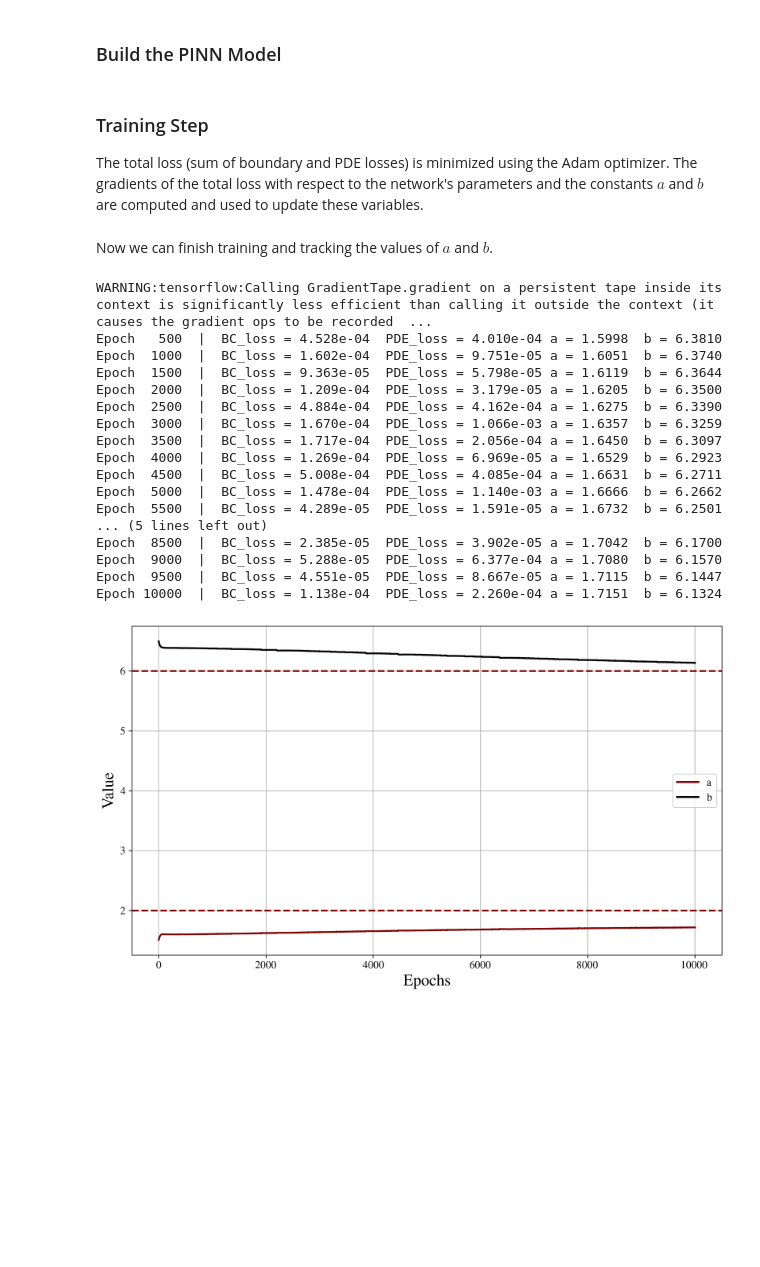
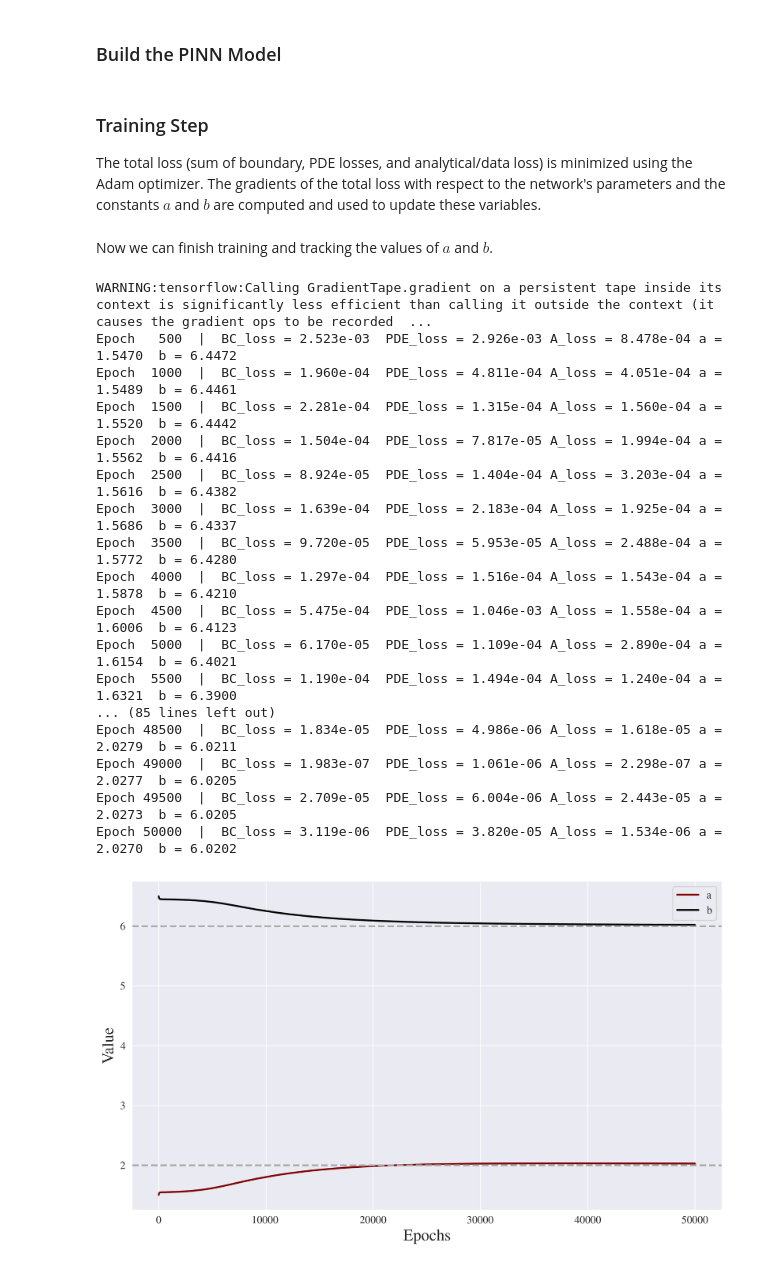
Before and after one commit to gabemorris12/machine_learning, a Jupyter notebook: Homework 6/Machine Learning Homework 6.ipynb, the cells around one changed output. Saved outputs shown, nothing was run; the diff lists cells and outputs as text; code cells hidden in the pictures; blank space fills up the shorter version.

```diff
--- a/Homework 6/Machine Learning Homework 6.ipynb
+++ b/Homework 6/Machine Learning Homework 6.ipynb
@@ -102,12 +102,13 @@ a = tf.Variable(1.5, dtype=tf.float32, name='a')
 b = tf.Variable(6.5, dtype=tf.float32, name='b')
 
 # Define the optimizer
-optimizer = Adam(learning_rate=0.005)
+optimizer = Adam(learning_rate=0.001)
 # %% [markdown]
 ### Training Step
-The total loss (sum of boundary and PDE losses) is minimized using the Adam optimizer. The gradients of the total loss with respect to the network's parameters and the constants $a$ and $b$ are computed and used to update these variables.
+The total loss (sum of boundary, PDE losses, and analytical/data loss) is minimized using the Adam optimizer. The gradients of the total loss with respect to the network's parameters and the constants $a$ and $b$ are computed and used to update these variables.
 # %%
 pde_loss_weight = 1  # weight to emphasize PDE constraint
+analytic_loss_weight = 1  # weight to emphasize the analytic solution
 
 @tf.function
 def train_step(X_bc_, u_bc_, X_pde_):
@@ -116,7 +117,7 @@ def train_step(X_bc_, u_bc_, X_pde_):
         u_pred_bc = model(X_bc_, training=True)
         bc_loss_ = tf.reduce_mean((u_bc_ - u_pred_bc)**2)
 
-        # PDE loss (as before) …
+        # PDE loss
         with tf.GradientTape(persistent=True) as tape2:
             tape2.watch(X_pde_)
             u_pred_pde = model(X_pde_, training=True)
@@ -133,56 +134,60 @@ def train_step(X_bc_, u_bc_, X_pde_):
         PDE_resid = u_xx + u_yy - rhs
         pde_loss_ = tf.reduce_mean(PDE_resid**2)
 
-        total_loss_ = bc_loss_ + pde_loss_weight*pde_loss_
+        # Analytic loss
+        u_analytic = tf.exp(-x_pde)*(x_pde + y_pde**3)
+        analytic_loss_ = tf.reduce_mean((u_analytic - u_pred_pde)**2)
+
+        total_loss_ = bc_loss_ + pde_loss_weight*pde_loss_ + analytic_loss_weight*analytic_loss_
 
     grads = tape.gradient(total_loss_, model.trainable_variables + [a, b])
     optimizer.apply_gradients(zip(grads, model.trainable_variables + [a, b]))
-    return bc_loss_, pde_loss_, total_loss_
+    return bc_loss_, pde_loss_, analytic_loss_, total_loss_
 # %% [markdown]
 Now we can finish training and tracking the values of $a$ and $b$.
 # %%
-epochs = 10_000
+epochs = 50_000
 a_history, b_history = [], []
 loss_history = []
 
 for epoch in range(1, epochs + 1):
     # Resample interior
     x_f = np.random.rand(N_f, 1)
     y_f = np.random.rand(N_f, 1)
     X_pde_tf = tf.convert_to_tensor(np.hstack([x_f, y_f]), dtype=tf.float32)
 
-    bc_loss, pde_loss, total_loss = train_step(X_bc_tf, u_bc_tf, X_pde_tf)
+    bc_loss, pde_loss, analytical_loss, total_loss = train_step(X_bc_tf, u_bc_tf, X_pde_tf)
     a_history.append(a.numpy())
     b_history.append(b.numpy())
 
     if epoch%500 == 0:
-        print(f"Epoch {epoch:5d}  |  BC_loss = {bc_loss:.3e}  PDE_loss = {pde_loss:.3e} a = {a.numpy():.4f}  b = {b.numpy():.4f}")
+        print(f"Epoch {epoch:5d}  |  BC_loss = {bc_loss:.3e}  PDE_loss = {pde_loss:.3e} A_loss = {analytical_loss:.3e} a = {a.numpy():.4f}  b = {b.numpy():.4f}")
 
 epoch_array = np.arange(1, epochs + 1)
 plt.plot(epoch_array, a_history, label='a')
 plt.plot(epoch_array, b_history, label='b')
 plt.axhline(y=2, ls='--', color='darkgrey')
 plt.axhline(y=6, ls='--', color='darkgrey')
 plt.xlabel('Epochs')
 plt.ylabel('Value')
 plt.legend()
 plt.show()
 # %% [output]
 WARNING:tensorflow:Calling GradientTape.gradient on a persistent tape inside its context is significantly less efficient than calling it outside the context (it causes the gradient ops to be recorded  ...
-Epoch   500  |  BC_loss = 4.528e-04  PDE_loss = 4.010e-04 a = 1.5998  b = 6.3810
-Epoch  1000  |  BC_loss = 1.602e-04  PDE_loss = 9.751e-05 a = 1.6051  b = 6.3740
-Epoch  1500  |  BC_loss = 9.363e-05  PDE_loss = 5.798e-05 a = 1.6119  b = 6.3644
-Epoch  2000  |  BC_loss = 1.209e-04  PDE_loss = 3.179e-05 a = 1.6205  b = 6.3500
-Epoch  2500  |  BC_loss = 4.884e-04  PDE_loss = 4.162e-04 a = 1.6275  b = 6.3390
-Epoch  3000  |  BC_loss = 1.670e-04  PDE_loss = 1.066e-03 a = 1.6357  b = 6.3259
-Epoch  3500  |  BC_loss = 1.717e-04  PDE_loss = 2.056e-04 a = 1.6450  b = 6.3097
-Epoch  4000  |  BC_loss = 1.269e-04  PDE_loss = 6.969e-05 a = 1.6529  b = 6.2923
-Epoch  4500  |  BC_loss = 5.008e-04  PDE_loss = 4.085e-04 a = 1.6631  b = 6.2711
-Epoch  5000  |  BC_loss = 1.478e-04  PDE_loss = 1.140e-03 a = 1.6666  b = 6.2662
-Epoch  5500  |  BC_loss = 4.289e-05  PDE_loss = 1.591e-05 a = 1.6732  b = 6.2501
-... (5 lines left out)
-Epoch  8500  |  BC_loss = 2.385e-05  PDE_loss = 3.902e-05 a = 1.7042  b = 6.1700
-Epoch  9000  |  BC_loss = 5.288e-05  PDE_loss = 6.377e-04 a = 1.7080  b = 6.1570
-Epoch  9500  |  BC_loss = 4.551e-05  PDE_loss = 8.667e-05 a = 1.7115  b = 6.1447
-Epoch 10000  |  BC_loss = 1.138e-04  PDE_loss = 2.260e-04 a = 1.7151  b = 6.1324
+Epoch   500  |  BC_loss = 2.523e-03  PDE_loss = 2.926e-03 A_loss = 8.478e-04 a = 1.5470  b = 6.4472
+Epoch  1000  |  BC_loss = 1.960e-04  PDE_loss = 4.811e-04 A_loss = 4.051e-04 a = 1.5489  b = 6.4461
+Epoch  1500  |  BC_loss = 2.281e-04  PDE_loss = 1.315e-04 A_loss = 1.560e-04 a = 1.5520  b = 6.4442
+Epoch  2000  |  BC_loss = 1.504e-04  PDE_loss = 7.817e-05 A_loss = 1.994e-04 a = 1.5562  b = 6.4416
+Epoch  2500  |  BC_loss = 8.924e-05  PDE_loss = 1.404e-04 A_loss = 3.203e-04 a = 1.5616  b = 6.4382
+Epoch  3000  |  BC_loss = 1.639e-04  PDE_loss = 2.183e-04 A_loss = 1.925e-04 a = 1.5686  b = 6.4337
+Epoch  3500  |  BC_loss = 9.720e-05  PDE_loss = 5.953e-05 A_loss = 2.488e-04 a = 1.5772  b = 6.4280
+Epoch  4000  |  BC_loss = 1.297e-04  PDE_loss = 1.516e-04 A_loss = 1.543e-04 a = 1.5878  b = 6.4210
+Epoch  4500  |  BC_loss = 5.475e-04  PDE_loss = 1.046e-03 A_loss = 1.558e-04 a = 1.6006  b = 6.4123
+Epoch  5000  |  BC_loss = 6.170e-05  PDE_loss = 1.109e-04 A_loss = 2.890e-04 a = 1.6154  b = 6.4021
+Epoch  5500  |  BC_loss = 1.190e-04  PDE_loss = 1.494e-04 A_loss = 1.240e-04 a = 1.6321  b = 6.3900
+... (85 lines left out)
+Epoch 48500  |  BC_loss = 1.834e-05  PDE_loss = 4.986e-06 A_loss = 1.618e-05 a = 2.0279  b = 6.0211
+Epoch 49000  |  BC_loss = 1.983e-07  PDE_loss = 1.061e-06 A_loss = 2.298e-07 a = 2.0277  b = 6.0205
+Epoch 49500  |  BC_loss = 2.709e-05  PDE_loss = 6.004e-06 A_loss = 2.443e-05 a = 2.0273  b = 6.0205
+Epoch 50000  |  BC_loss = 3.119e-06  PDE_loss = 3.820e-05 A_loss = 1.534e-06 a = 2.0270  b = 6.0202
-[figure, old version]
+[figure, new version]
```
Also changed, not shown: parts of 1 cell of this notebook, 2 other files.
